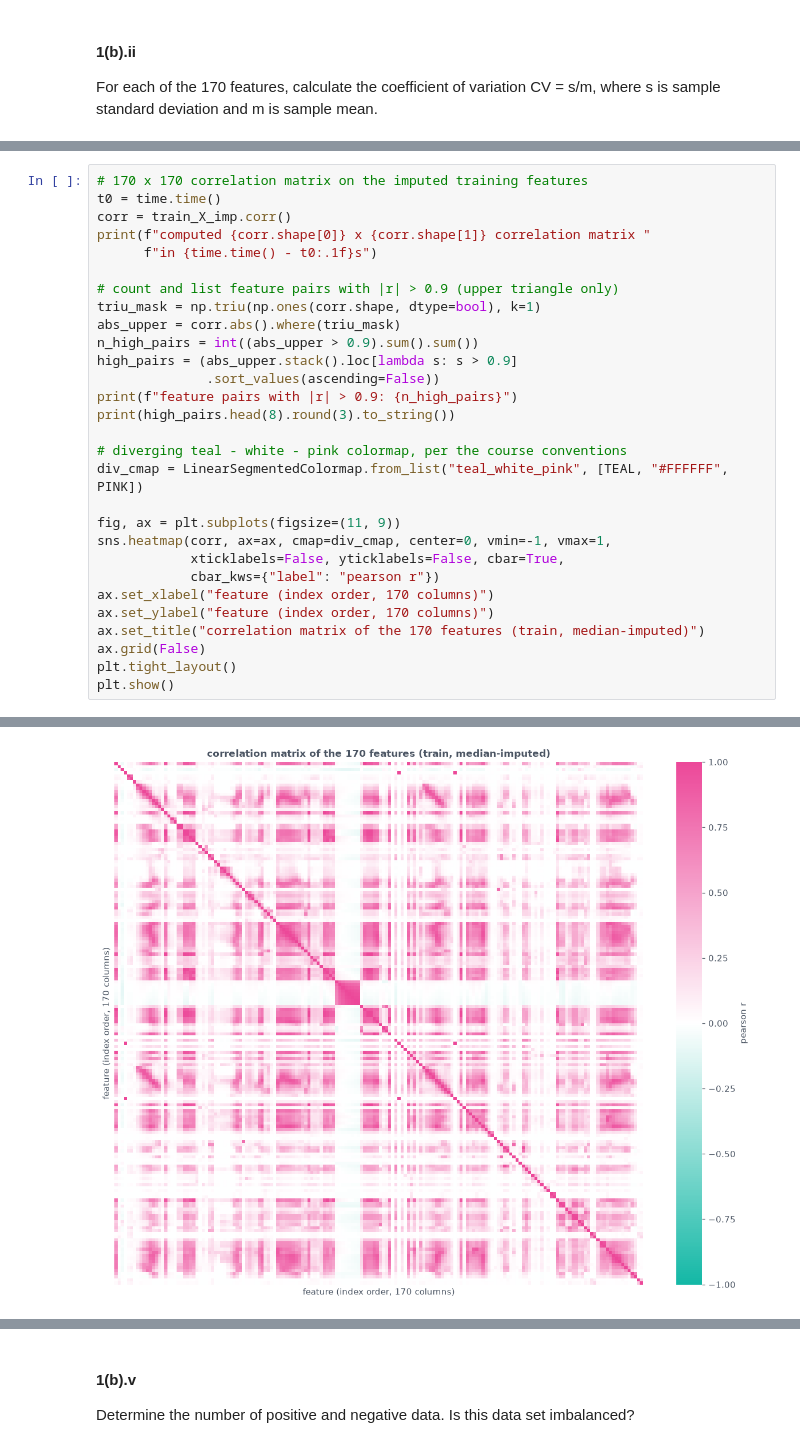
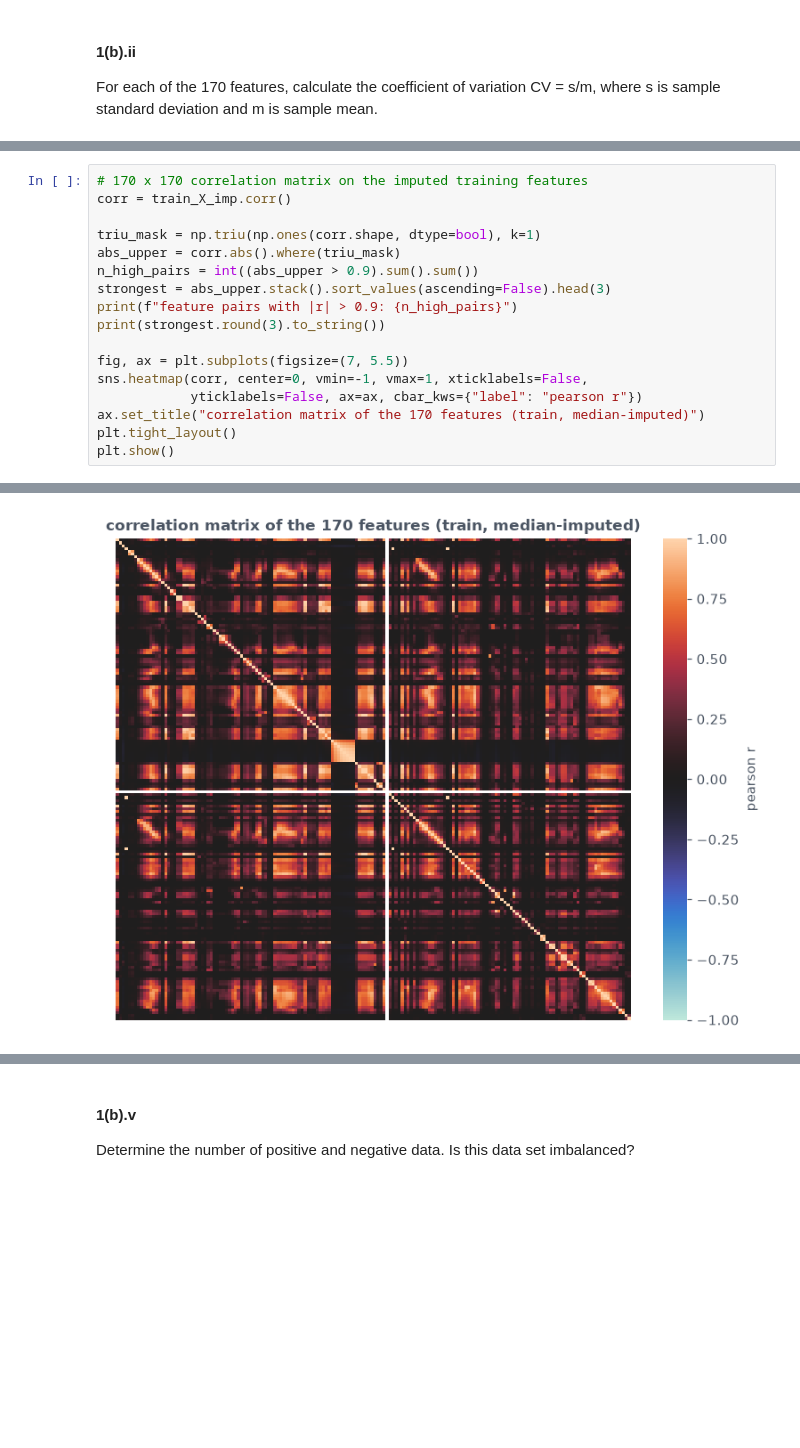
Before and after one commit to oliauusc/DSCI552_HW6, a Jupyter notebook: notebook/Liau_Olivia_HW6.ipynb, the cells around one changed output, grey strips where cells are left out. Saved outputs shown, nothing was run; the diff lists cells and outputs as text; blank space fills up the shorter version.

```diff
--- a/notebook/Liau_Olivia_HW6.ipynb
+++ b/notebook/Liau_Olivia_HW6.ipynb
@@ -348,30 +203,18 @@ following the course palette. To make the redundancy visible I also count the fe
 # %%
 # 170 x 170 correlation matrix on the imputed training features
-t0 = time.time()
 corr = train_X_imp.corr()
-print(f"computed {corr.shape[0]} x {corr.shape[1]} correlation matrix "
-      f"in {time.time() - t0:.1f}s")
 
-# count and list feature pairs with |r| > 0.9 (upper triangle only)
 triu_mask = np.triu(np.ones(corr.shape, dtype=bool), k=1)
 abs_upper = corr.abs().where(triu_mask)
 n_high_pairs = int((abs_upper > 0.9).sum().sum())
-high_pairs = (abs_upper.stack().loc[lambda s: s > 0.9]
-              .sort_values(ascending=False))
+strongest = abs_upper.stack().sort_values(ascending=False).head(3)
 print(f"feature pairs with |r| > 0.9: {n_high_pairs}")
-print(high_pairs.head(8).round(3).to_string())
+print(strongest.round(3).to_string())
 
-# diverging teal - white - pink colormap, per the course conventions
-div_cmap = LinearSegmentedColormap.from_list("teal_white_pink", [TEAL, "#FFFFFF", PINK])
-
-fig, ax = plt.subplots(figsize=(11, 9))
-sns.heatmap(corr, ax=ax, cmap=div_cmap, center=0, vmin=-1, vmax=1,
-            xticklabels=False, yticklabels=False, cbar=True,
-            cbar_kws={"label": "pearson r"})
-ax.set_xlabel("feature (index order, 170 columns)")
-ax.set_ylabel("feature (index order, 170 columns)")
+fig, ax = plt.subplots(figsize=(7, 5.5))
+sns.heatmap(corr, center=0, vmin=-1, vmax=1, xticklabels=False,
+            yticklabels=False, ax=ax, cbar_kws={"label": "pearson r"})
 ax.set_title("correlation matrix of the 170 features (train, median-imputed)")
-ax.grid(False)
 plt.tight_layout()
 plt.show()
 # %% [output]
@@ -388,2 +225,2 @@ ah_000  bg_000    0.998
-[figure, old version]
+[figure, new version]
 # %% [markdown]
```
Also changed, not shown: parts of 66 cells of this notebook.
